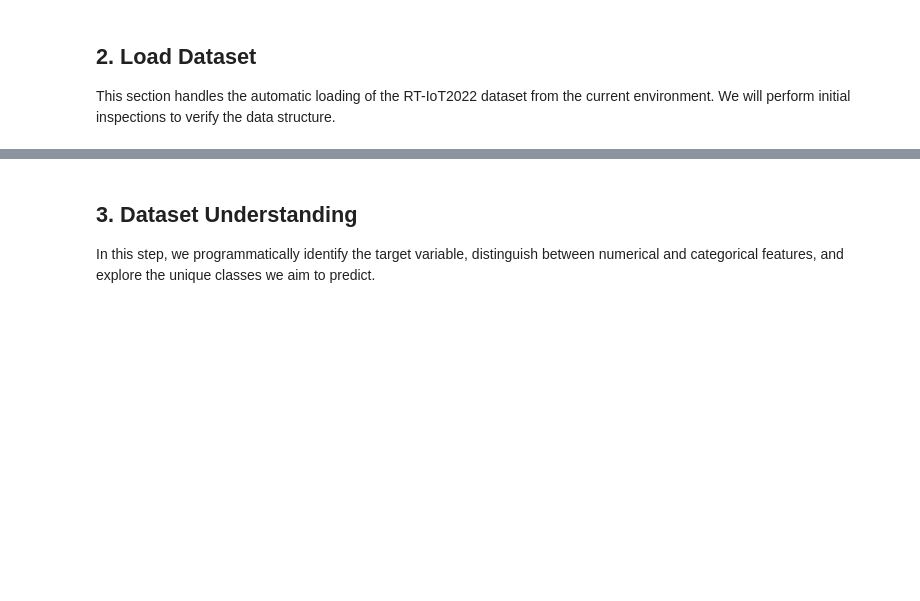
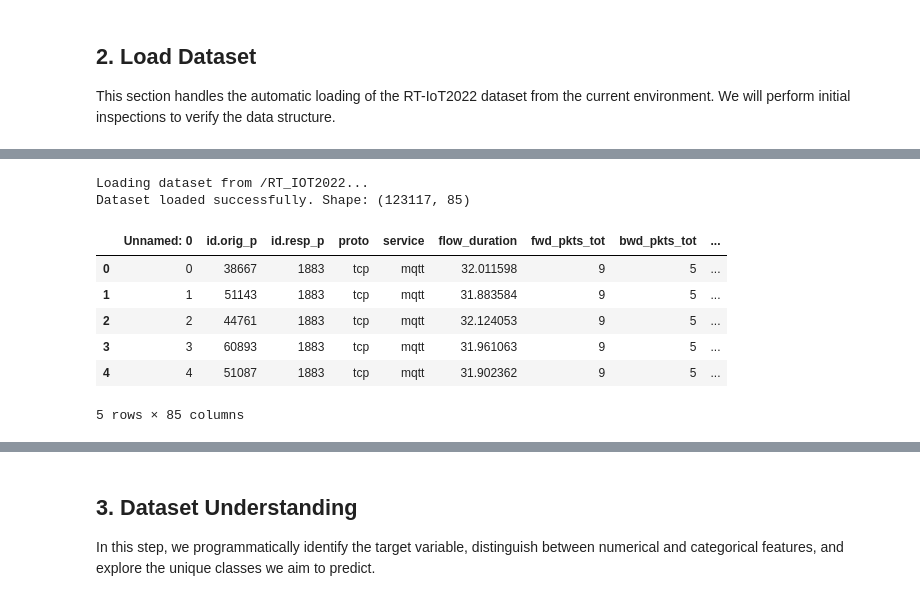
Before and after one commit to bappy-3/Multi-Class-IoT-Attack-Detection, a Jupyter notebook: Multi_Class_IoT_Attack_Detection.ipynb, the cells around one changed output, grey strips where cells are left out. Saved outputs shown, nothing was run; the diff lists cells and outputs as text; code cells hidden in the pictures; blank space fills up the shorter version.

```diff
--- a/Multi_Class_IoT_Attack_Detection.ipynb
+++ b/Multi_Class_IoT_Attack_Detection.ipynb
@@ -75,20 +79,38 @@ except Exception as e:
 # %%
 import os
 import pandas as pd
 
-def load_dataset(path='/content/RT_IOT2022 2'):
-    if os.path.exists(path):
-        print(f"Loading dataset from {path}...")
-        # Loading the dataset from the user-specified path
-        df_temp = pd.read_csv(path)
-        if df_temp.shape[1] > 1:
+# Updated paths to include the user-provided file location
+possible_paths = [
+    '/content/RT_IOT2022',
+    '/content/RT_IOT2022.csv',
+    'RT_IOT2022',
+    '/RT_IOT2022'
+]
+
+def load_dataset(paths):
+    for path in paths:
+        if os.path.exists(path):
+            print(f"Loading dataset from {path}...")
+            # The file is identified as a CSV based on the project context even without the extension
+            df_temp = pd.read_csv(path)
             print(f"Dataset loaded successfully. Shape: {df_temp.shape}")
             return df_temp
-    raise FileNotFoundError(f"Could not find the dataset at {path}. Please check the file path.")
+    raise FileNotFoundError(f"Dataset not found. Please ensure the file is at: {paths}")
 
 try:
-    df = load_dataset()
+    df = load_dataset(possible_paths)
     display(df.head())
 except Exception as e:
     print(f"Error: {e}")
+# %% [output]
+Loading dataset from /RT_IOT2022...
+Dataset loaded successfully. Shape: (123117, 85)
+|  | Unnamed: 0 | id.orig_p | id.resp_p | proto | service | flow_duration | fwd_pkts_tot | bwd_pkts_tot | ... |
+| 0 | 0 | 38667 | 1883 | tcp | mqtt | 32.011598 | 9 | 5 | ... |
+| 1 | 1 | 51143 | 1883 | tcp | mqtt | 31.883584 | 9 | 5 | ... |
+| 2 | 2 | 44761 | 1883 | tcp | mqtt | 32.124053 | 9 | 5 | ... |
+| 3 | 3 | 60893 | 1883 | tcp | mqtt | 31.961063 | 9 | 5 | ... |
+| 4 | 4 | 51087 | 1883 | tcp | mqtt | 31.902362 | 9 | 5 | ... |
+5 rows × 85 columns
 # %%
```
Also changed, not shown: parts of 16 cells of this notebook.
